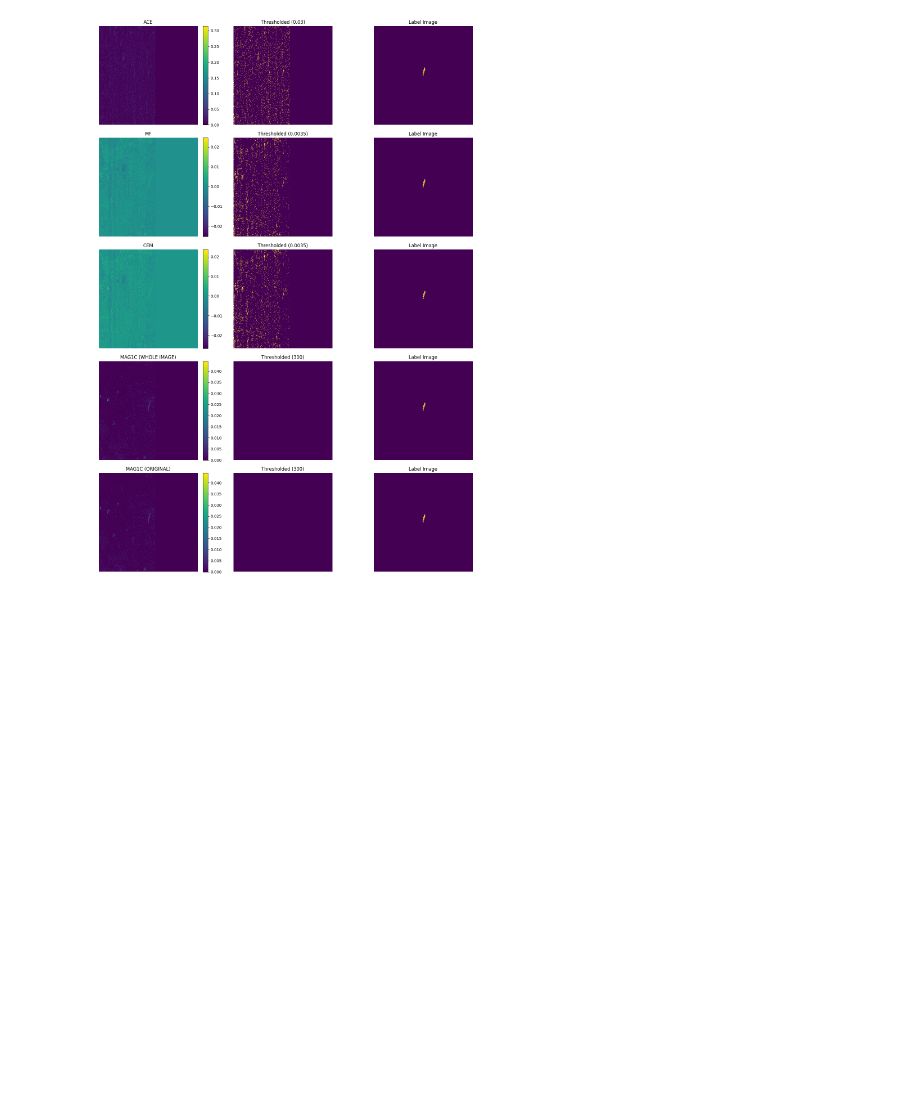
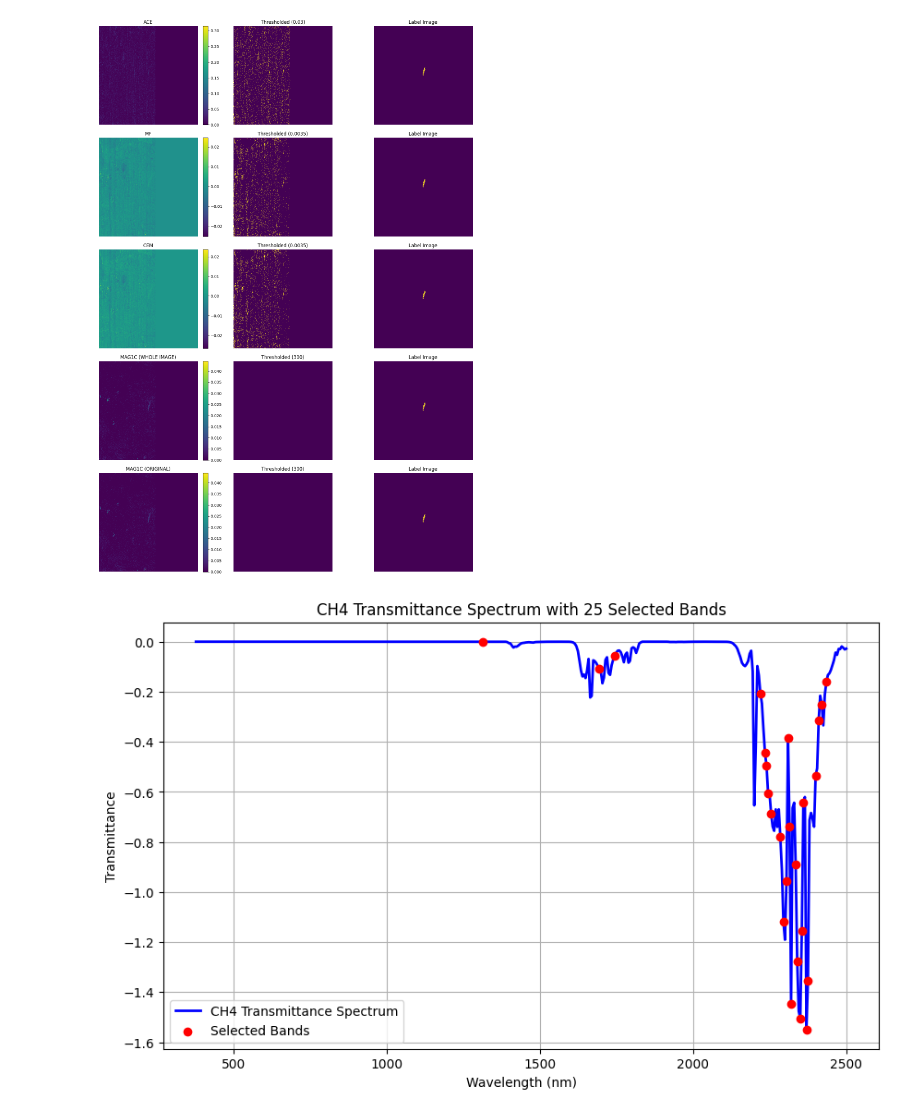
Before and after one commit to zaitra/methane-filters-benchmark, a Jupyter notebook: playbook.ipynb, the cells around one changed output. Saved outputs shown, nothing was run; the diff lists cells and outputs as text; code cells hidden in the pictures; blank space fills up the shorter version.

```diff
--- a/playbook.ipynb
+++ b/playbook.ipynb
@@ -224,3 +224,69 @@ plt.show()
 # %% [output]
 Plotting for subfolder: ang20191018t174629_r7608_c507_w151_h151
 [figure]
+# %%
+import numpy as np
+import matplotlib.pyplot as plt
+
+# Load the spectrum and wavelengths data
+transmittance = np.load('aviris_mag1c_spectrum.npy')  # CH4 transmittance
+wavelengths = np.load('aviris_mag1c_centers.npy')     # Corresponding wavelengths
+
+def select_the_bands_by_transmittance(wavelengths, ch4_transmittance, N, strategy):
+    """
+    Selects N bands based on CH4 transmittance using different strategies.
+    Strategy: Select bands to maximize the variance/coverage of CH4 transmittance.
+    """
+    # Ensure wavelengths and transmittance have the same length
+    if len(wavelengths) != len(ch4_transmittance):
+        raise ValueError("Wavelengths and transmittance must have the same length.")
+
+    # Strategy to select bands with maximal variance between them
+    selected_indices = [np.argmax(ch4_transmittance)]  # Start with the index of the highest transmittance
+
+    # Now, iteratively select the next N-1 bands
+    for _ in range(N - 1):
+        remaining_indices = [i for i in range(len(ch4_transmittance)) if i not in selected_indices]
+
+        # For each remaining band, calculate the minimum difference in transmittance with the selected bands
+        variances = []
+        for i in remaining_indices:
+            min_diff = np.min(np.abs(ch4_transmittance[selected_indices] - ch4_transmittance[i]))
+            variances.append(min_diff)
+
+        # Select the band with the maximum minimum difference
+        max_variance_index = remaining_indices[np.argmax(variances)]
+        selected_indices.append(max_variance_index)
+
+    # Sort the selected indices to return the results in order of wavelengths
+    selected_indices = np.array(selected_indices)
+
+    # Return the selected wavelengths and their corresponding transmittance values
+    selected_wavelengths = wavelengths[selected_indices]
+    selected_transmittance = ch4_transmittance[selected_indices]
+
+    return selected_wavelengths, selected_transmittance
+
+
+# Select 25 bands using the strategy
+N = 25
+selected_wavelengths, selected_transmittance = select_the_bands_by_transmittance(wavelengths, transmittance, N, strategy='highest_variance')
+
+# Plotting the transmittance spectrum
+plt.figure(figsize=(10, 6))
+plt.plot(wavelengths, transmittance, label='CH4 Transmittance Spectrum', color='blue', linewidth=2)
+
+# Highlight the selected bands
+plt.scatter(selected_wavelengths, selected_transmittance, color='red', label='Selected Bands', zorder=5)
+
+# Add labels and title
+plt.title(f'CH4 Transmittance Spectrum with {N} Selected Bands')
+plt.xlabel('Wavelength (nm)')
+plt.ylabel('Transmittance')
+plt.legend()
+
+# Display the plot
+plt.grid(True)
+plt.show()
+# %% [output]
+[figure, added]
```
Also changed, not shown: parts of 1 cell of this notebook, 18 other files.
